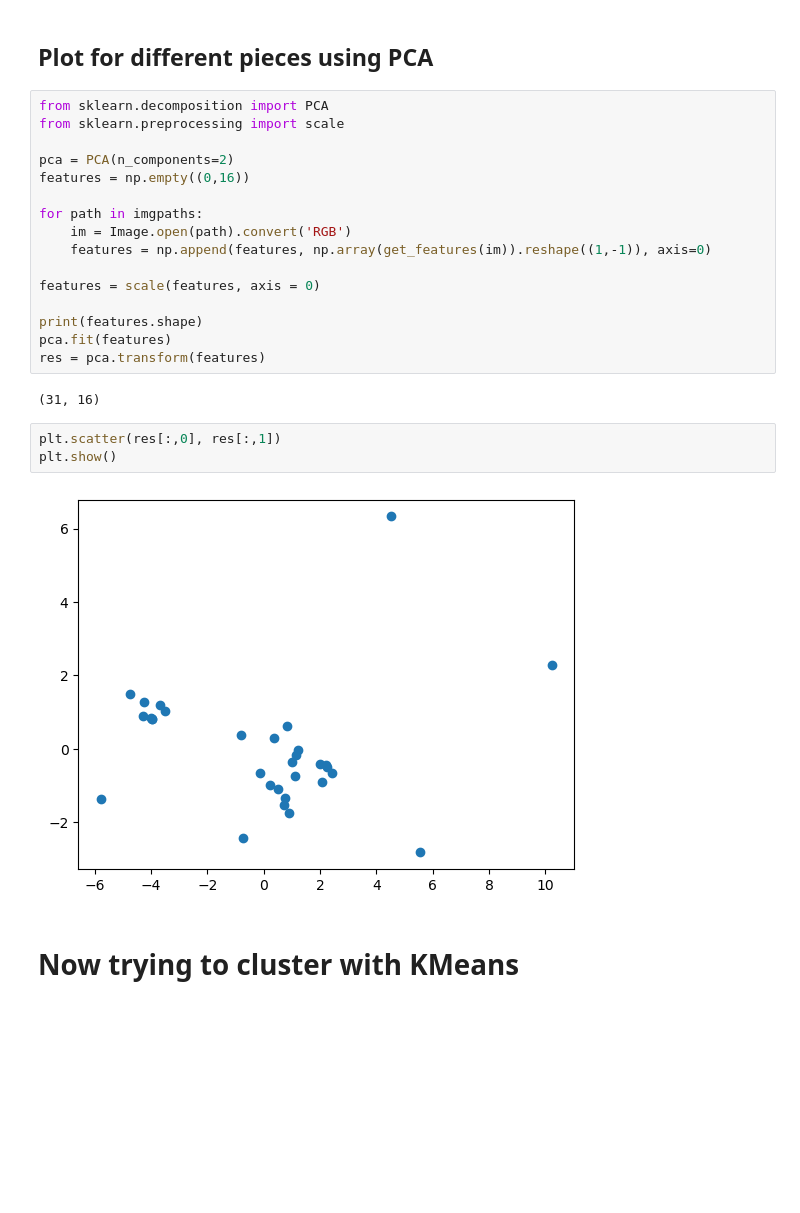
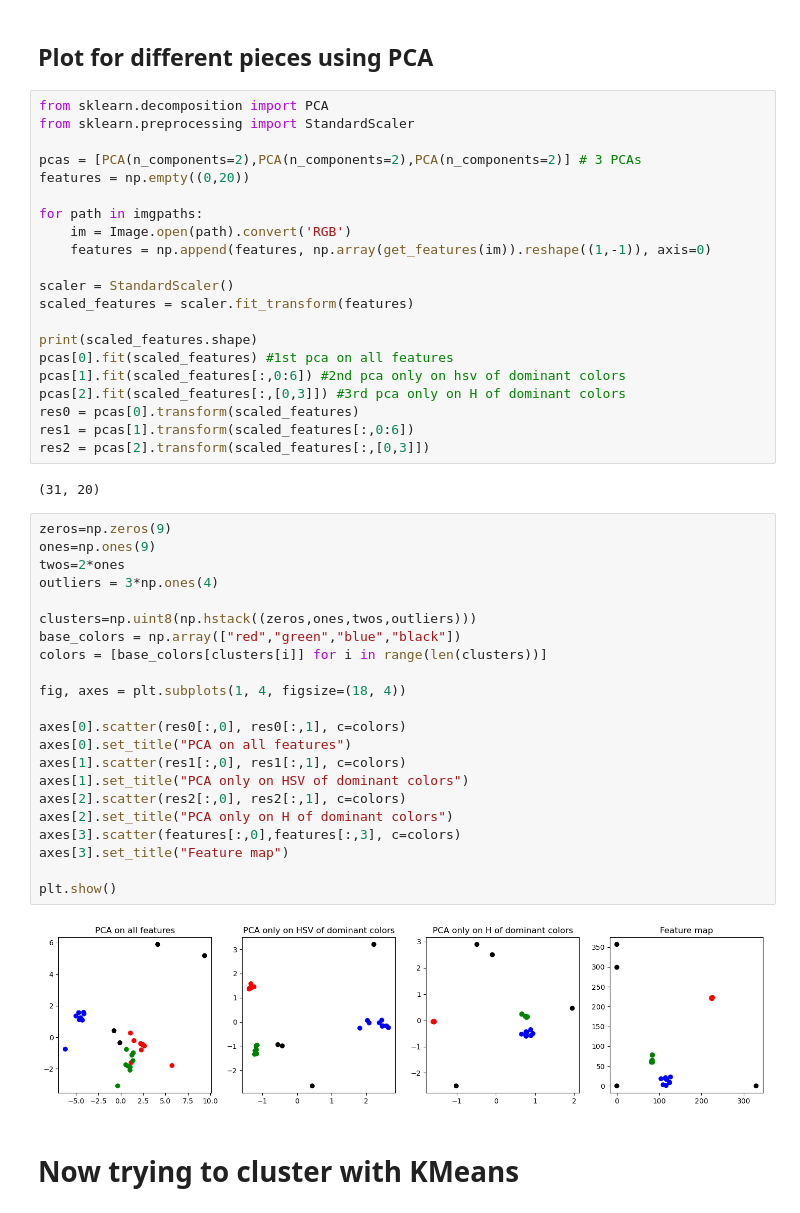
Before and after one commit to sirogosig/EE-451_code, a Jupyter notebook: project/feature_extraction_and_clustering.ipynb, the cells around one changed output. Drawn from its saved outputs; the diff is of its cells as text; blank space fills up the shorter version.

```diff
--- a/project/feature_extraction_and_clustering.ipynb
+++ b/project/feature_extraction_and_clustering.ipynb
@@ -214,27 +213,51 @@ def get_features(im):
 ## Plot for different pieces using PCA
 # %%
 from sklearn.decomposition import PCA
-from sklearn.preprocessing import scale
+from sklearn.preprocessing import StandardScaler
 
-pca = PCA(n_components=2)
-features = np.empty((0,16))
+pcas = [PCA(n_components=2),PCA(n_components=2),PCA(n_components=2)] # 3 PCAs
+features = np.empty((0,20))
 
 for path in imgpaths:
     im = Image.open(path).convert('RGB')
     features = np.append(features, np.array(get_features(im)).reshape((1,-1)), axis=0)
 
-features = scale(features, axis = 0)
+scaler = StandardScaler()
+scaled_features = scaler.fit_transform(features)
 
-print(features.shape)
-pca.fit(features)
-res = pca.transform(features)
+print(scaled_features.shape)
+pcas[0].fit(scaled_features) #1st pca on all features
+pcas[1].fit(scaled_features[:,0:6]) #2nd pca only on hsv of dominant colors
+pcas[2].fit(scaled_features[:,[0,3]]) #3rd pca only on H of dominant colors
+res0 = pcas[0].transform(scaled_features)
+res1 = pcas[1].transform(scaled_features[:,0:6])
+res2 = pcas[2].transform(scaled_features[:,[0,3]])
 # %% [output]
-(31, 16)
+(31, 20)
-# %%
-plt.scatter(res[:,0], res[:,1])
-plt.show()
-# %% [output]
-[figure, removed]
+# %%
+zeros=np.zeros(9)
+ones=np.ones(9)
+twos=2*ones
+outliers = 3*np.ones(4)
+
+clusters=np.uint8(np.hstack((zeros,ones,twos,outliers)))
+base_colors = np.array(["red","green","blue","black"])
+colors = [base_colors[clusters[i]] for i in range(len(clusters))]
+
+fig, axes = plt.subplots(1, 4, figsize=(18, 4))
+
+axes[0].scatter(res0[:,0], res0[:,1], c=colors)
+axes[0].set_title("PCA on all features")
+axes[1].scatter(res1[:,0], res1[:,1], c=colors)
+axes[1].set_title("PCA only on HSV of dominant colors")
+axes[2].scatter(res2[:,0], res2[:,1], c=colors)
+axes[2].set_title("PCA only on H of dominant colors")
+axes[3].scatter(features[:,0],features[:,3], c=colors)
+axes[3].set_title("Feature map")
+
+plt.show()
+# %% [output]
+[figure, added]
 # %% [markdown]
 # Now trying to cluster with KMeans
 # %%
```
Also changed, not shown: parts of 2 cells of this notebook, 1 other file.
